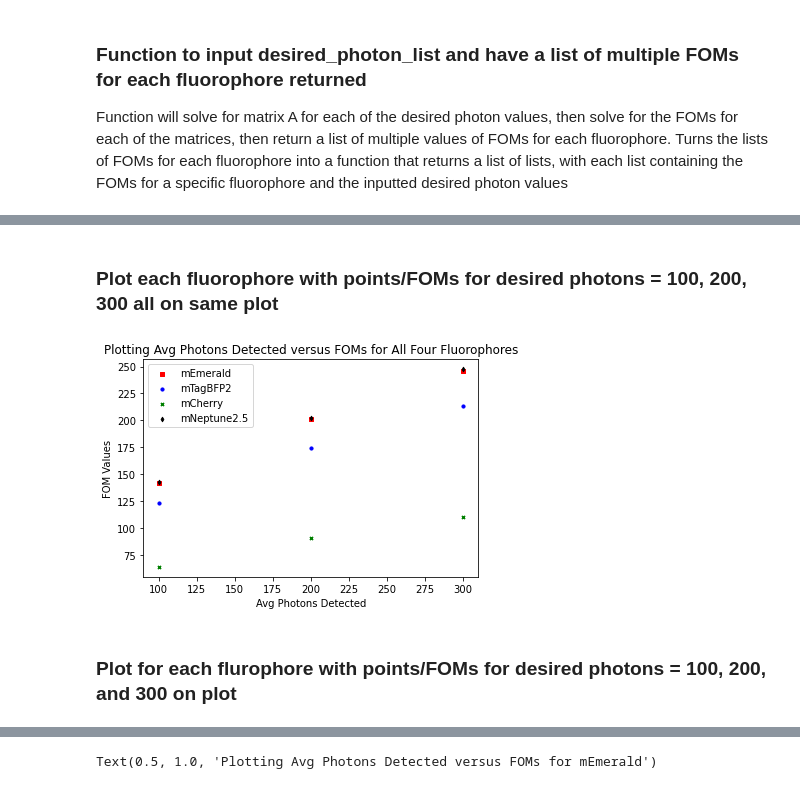
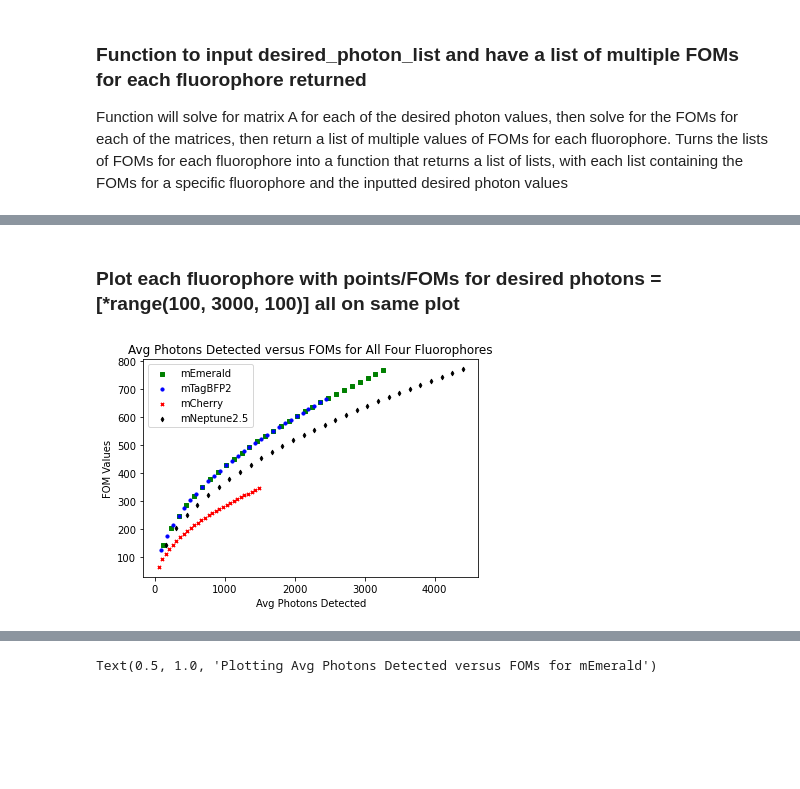
Before and after one commit to PatrickLaRiviereLab/hyperspectral, a Jupyter notebook: Model.ipynb, the cells around one changed output, grey strips where cells are left out. Cells and saved outputs as stored; diff of their text form; code cells hidden in the pictures; blank space fills up the shorter version.

```diff
--- a/Model.ipynb
+++ b/Model.ipynb
@@ -302,3 +319,0 @@ Can do for loop to get an FOM_list, which will contain lists of length four for
-# %%
-desired_photons_list = [100, 200, 300]
-A_for_desired_photons = calc_A_for_varying_photons(desired_photons_list)
@@ -408,0 +355,16 @@ print(multiple_photons_detected_list)
+# %%
+def calc_photons_detected_per_fluor(desired_photons_list):
+    # Input: list of desired photons
+    # Output: a list of the photons detected on average for each of the fluorophores
+    #       (i.e fist list corresponds to the avg photons detected for each desired photon value for mEmerald)
+    A_for_desired_photons = calc_A_for_varying_photons(desired_photons_list)
+    photons_detected_list = []
+    for matrix in A_for_desired_photons:
+        photons_detected = calc_avg_detected_photons_per_fluor(matrix)
+        photons_detected_list.append(photons_detected)
+    multiple_photons_detected_list = []
+    for j in range(4):
+        photon_spectra = [item[j] for item in photons_detected_list]
+        multiple_photons_detected_list.append(photon_spectra)
+
+    return multiple_photons_detected_list
@@ -409,28 +431,22 @@ print(multiple_photons_detected_list)
 # %% [markdown]
-### Plot each fluorophore with points/FOMs for desired photons = 100, 200, 300 all on same plot
+### Plot each fluorophore with points/FOMs for desired photons = [*range(100, 3000, 100)] all on same plot
+# %%
+desired_photons_list = [*range(100, 3000, 100)]
+FOM_spectra_list = calc_multiple_FOMs(desired_photons_list, [1, 1, 1, 1])
+avg_photons_detected_list = calc_photons_detected_per_fluor(desired_photons_list)
 # %%
-# avg_photons_detected_mEmerald = [Avg_photons_100[0], Avg_photons_200[0], Avg_photons_300[0]]
-# FOMs_mEmerald = [FOM_for_100[0], FOM_for_200[0], FOM_for_300[0]]
-# avg_photons_detected_mTag = [Avg_photons_100[1], Avg_photons_200[1], Avg_photons_300[1]]
-# FOMs_mTag = [FOM_for_100[1], FOM_for_200[1], FOM_for_300[1]]
-# avg_photons_detected_mCherry = [Avg_photons_100[2], Avg_photons_200[2], Avg_photons_300[2]]
-# FOMs_mCherry = [FOM_for_100[2], FOM_for_200[2], FOM_for_300[2]]
-# avg_photons_detected_mNeptune = [Avg_photons_100[3], Avg_photons_200[3], Avg_photons_300[3]]
-# FOMs_mNeptune = [FOM_for_100[3], FOM_for_200[3], FOM_for_300[3]]
-
 fig = plt.figure()
 ax1 = fig.add_subplot(111)
 
-ax1.scatter(multiple_photons_detected_list[0], FOM_spectra_list[0], s=10, c='r', marker="s", label='mEmerald')
-ax1.scatter(multiple_photons_detected_list[1], FOM_spectra_list[1], s=10, c='b', marker="o", label='mTagBFP2')
-ax1.scatter(multiple_photons_detected_list[2], FOM_spectra_list[2], s=10, c='g', marker="x", label='mCherry')
-ax1.scatter(multiple_photons_detected_list[3], FOM_spectra_list[3], s=10, c='black', marker="d", label='mNeptune2.5')
+ax1.scatter(avg_photons_detected_list[0], FOM_spectra_list[0], s=10, c='g', marker="s", label='mEmerald')
+ax1.scatter(avg_photons_detected_list[1], FOM_spectra_list[1], s=10, c='b', marker="o", label='mTagBFP2')
+ax1.scatter(avg_photons_detected_list[2], FOM_spectra_list[2], s=10, c='r', marker="x", label='mCherry')
+ax1.scatter(avg_photons_detected_list[3], FOM_spectra_list[3], s=10, c='black', marker="d", label='mNeptune2.5')
 plt.legend(loc='upper left')
 plt.ylabel('FOM Values')
 plt.xlabel('Avg Photons Detected')
-plt.title('Plotting Avg Photons Detected versus FOMs for All Four Fluorophores')
+plt.title('Avg Photons Detected versus FOMs for All Four Fluorophores')
+plt.savefig('Figures/Avg Photons Detected vs FOMs.pdf')
 plt.show()
 # %% [output]
-[figure, old version]
+[figure, new version]
-# %% [markdown]
-### Plot for each flurophore with points/FOMs for desired photons = 100, 200, and 300 on plot
```
Also changed, not shown: parts of 49 cells of this notebook, 12 other files.
